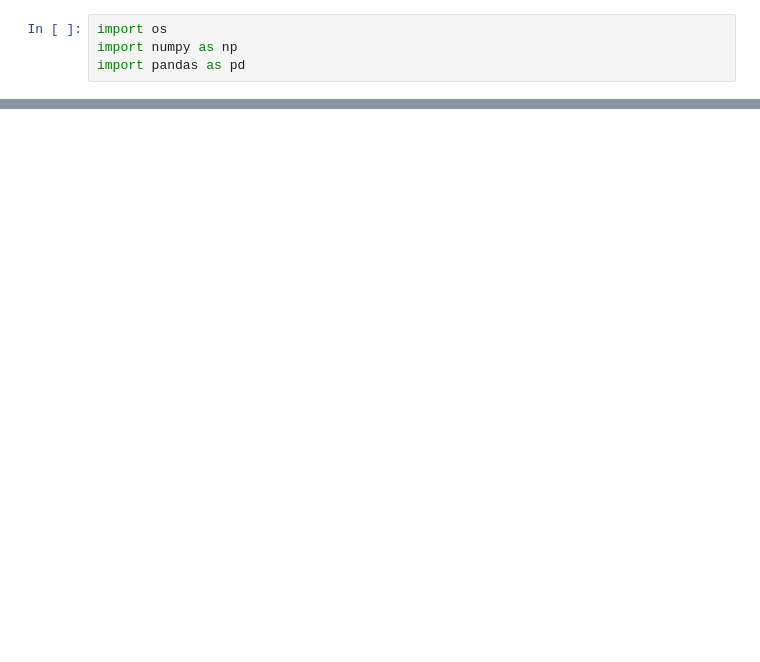
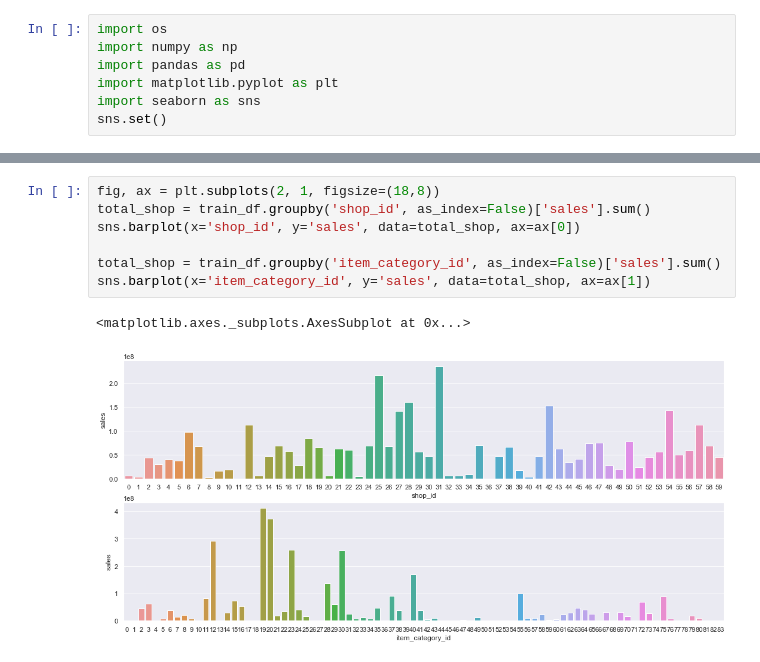
Before and after one commit to Bounty1993/ML-scripts, a Jupyter notebook: future_sales.ipynb, the cells around one changed output, grey strips where cells are left out. Cells and saved outputs as stored; diff of their text form; blank space fills up the shorter version.

```diff
--- a/future_sales.ipynb
+++ b/future_sales.ipynb
@@ -2,3 +2,6 @@
 import os
 import numpy as np
 import pandas as pd
+import matplotlib.pyplot as plt
+import seaborn as sns
+sns.set()
@@ -17,0 +75,10 @@ train_df.head()
+# %%
+fig, ax = plt.subplots(2, 1, figsize=(18,8))
+total_shop = train_df.groupby('shop_id', as_index=False)['sales'].sum()
+sns.barplot(x='shop_id', y='sales', data=total_shop, ax=ax[0])
+
+total_shop = train_df.groupby('item_category_id', as_index=False)['sales'].sum()
+sns.barplot(x='item_category_id', y='sales', data=total_shop, ax=ax[1])
+# %% [output]
+<matplotlib.axes._subplots.AxesSubplot at 0x...>
+[figure, added]
```
Also changed, not shown: parts of 7 cells of this notebook, 2 other files.
